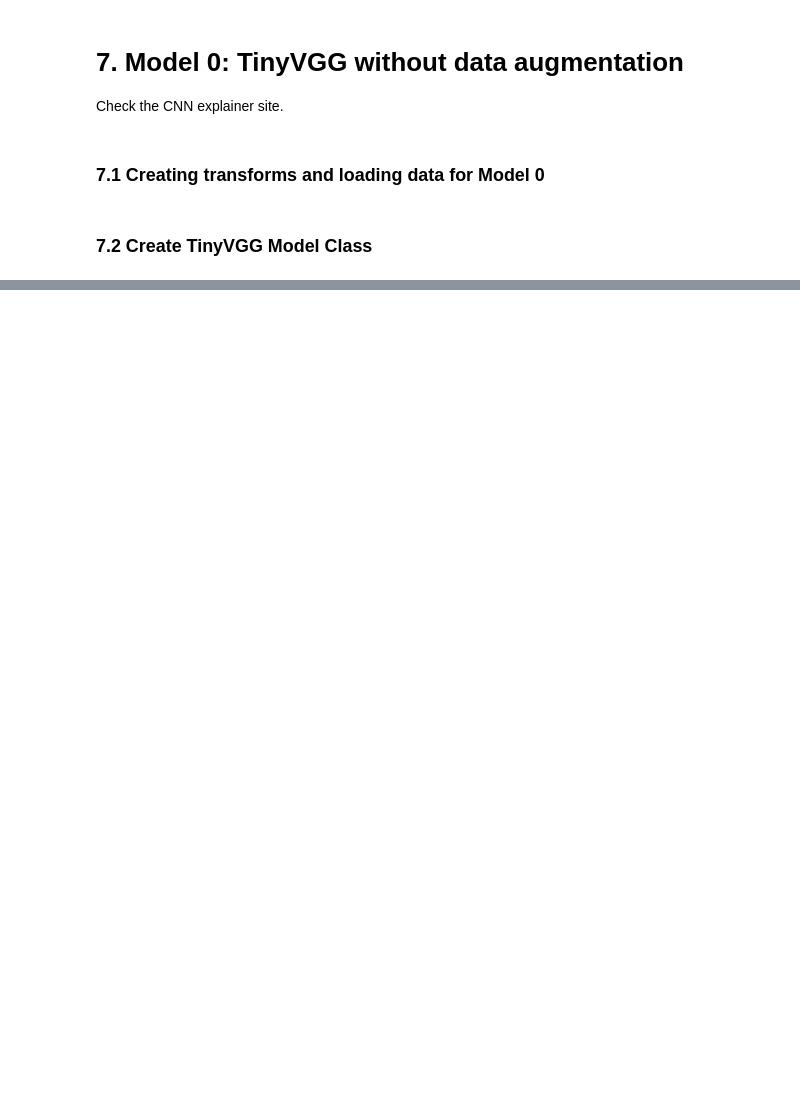
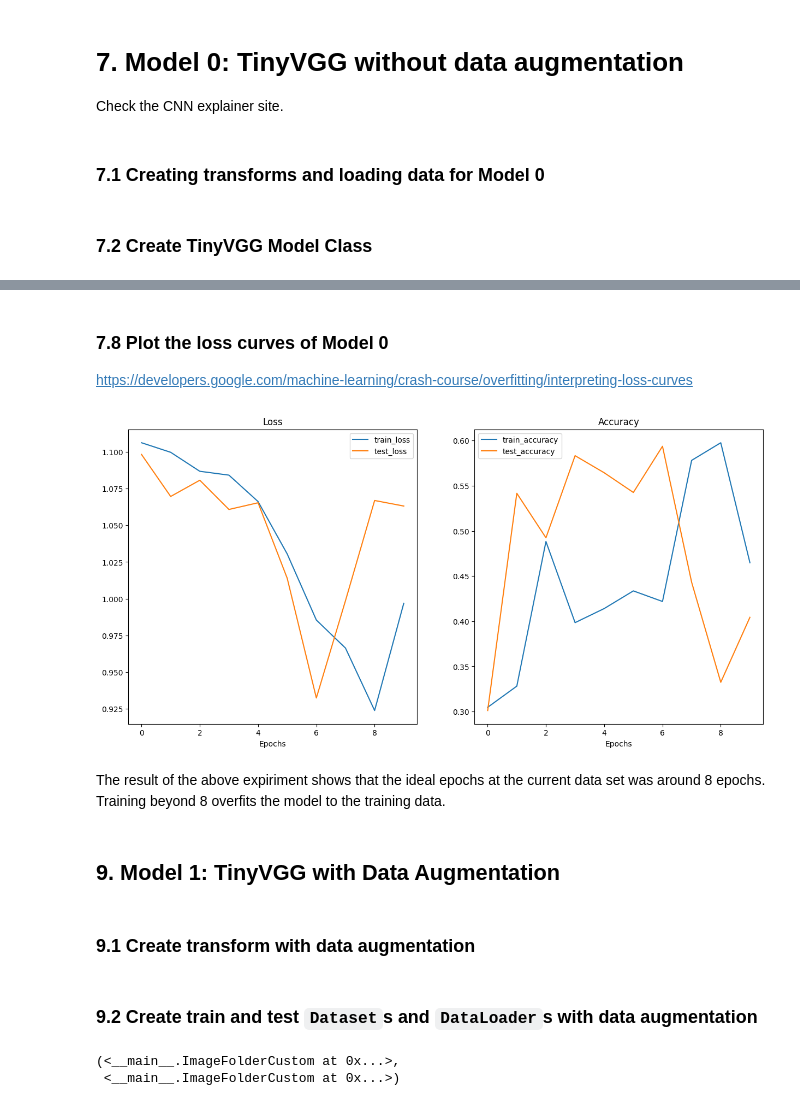
Before and after one commit to ssrhunter/pytorch-project-sandbox, a Jupyter notebook: 04_pytorch_custom_datasets.ipynb, the cells around one changed output, grey strips where cells are left out. Drawn from its saved outputs; the diff is of its cells as text; code cells hidden in the pictures; blank space fills up the shorter version.

```diff
--- a/04_pytorch_custom_datasets.ipynb
+++ b/04_pytorch_custom_datasets.ipynb
@@ -757,0 +1007,53 @@ TinyVGG(
+# %% [markdown]
+### 7.8 Plot the loss curves of Model 0
+
+https://developers.google.com/machine-learning/crash-course/overfitting/interpreting-loss-curves
+# %%
+def plot_loss_curves(results: Dict[str, List[float]]):
+  """
+  Plots training curves of a results dictionary containing a list of
+     loss and accuracy values.
+  Example: {"train_loss": [],
+             "train_acc": [],
+             "test_loss": [],
+             "test_acc": []}
+  """
+  # Get the loss values of the results dictionary
+  loss = results["train_loss"]
+  test_loss = results["test_loss"]
+
+  # Get the accuracy values of the results dictionary
+  accuracy = results["train_acc"]
+  test_acc = results["test_acc"]
+
+  # Figure out how many epochs there were
+  epochs = range(len(results["train_loss"]))
+
+  # Set up a plot
+  plt.figure(figsize=(15, 7))
+
+  # Plot the loss
+  plt.subplot(1, 2, 1)
+  plt.plot(epochs, loss, label="train_loss")
+  plt.plot(epochs, test_loss, label="test_loss")
+  plt.title("Loss")
+  plt.xlabel("Epochs")
+  plt.legend()
+
+  # Plot the accuracy
+  plt.subplot(1, 2, 2)
+  plt.plot(epochs, accuracy, label="train_accuracy")
+  plt.plot(epochs, test_acc, label="test_accuracy")
+  plt.title("Accuracy")
+  plt.xlabel("Epochs")
+  plt.legend()
+# %%
+plot_loss_curves(model_0_results)
+# %% [output]
+[figure, added]
+# %% [markdown]
+The result of the above expiriment shows that the ideal epochs at the current data set was around 8 epochs. Training beyond 8 overfits the model to the training data.
+# %% [markdown]
+## 9. Model 1: TinyVGG with Data Augmentation
+# %% [markdown]
+### 9.1 Create transform with data augmentation
@@ -757,0 +1074,12 @@ TinyVGG(
+# %% [markdown]
+### 9.2 Create train and test `Dataset`s and `DataLoader`s with data augmentation
+# %%
+# Use ImageFolderCustom to create Datasets
+train_data_custom_01 = ImageFolderCustom(target_directory=train_dir,
+                                      transform=train_transform_trivial)
+test_data_custom_01 = ImageFolderCustom(target_directory=test_dir,
+                                     transform=test_transform_simple)
+train_data_custom_01, test_data_custom_01
+# %% [output]
+(<__main__.ImageFolderCustom at 0x...>,
+ <__main__.ImageFolderCustom at 0x...>)
```
Also changed, not shown: parts of 43 cells of this notebook.
